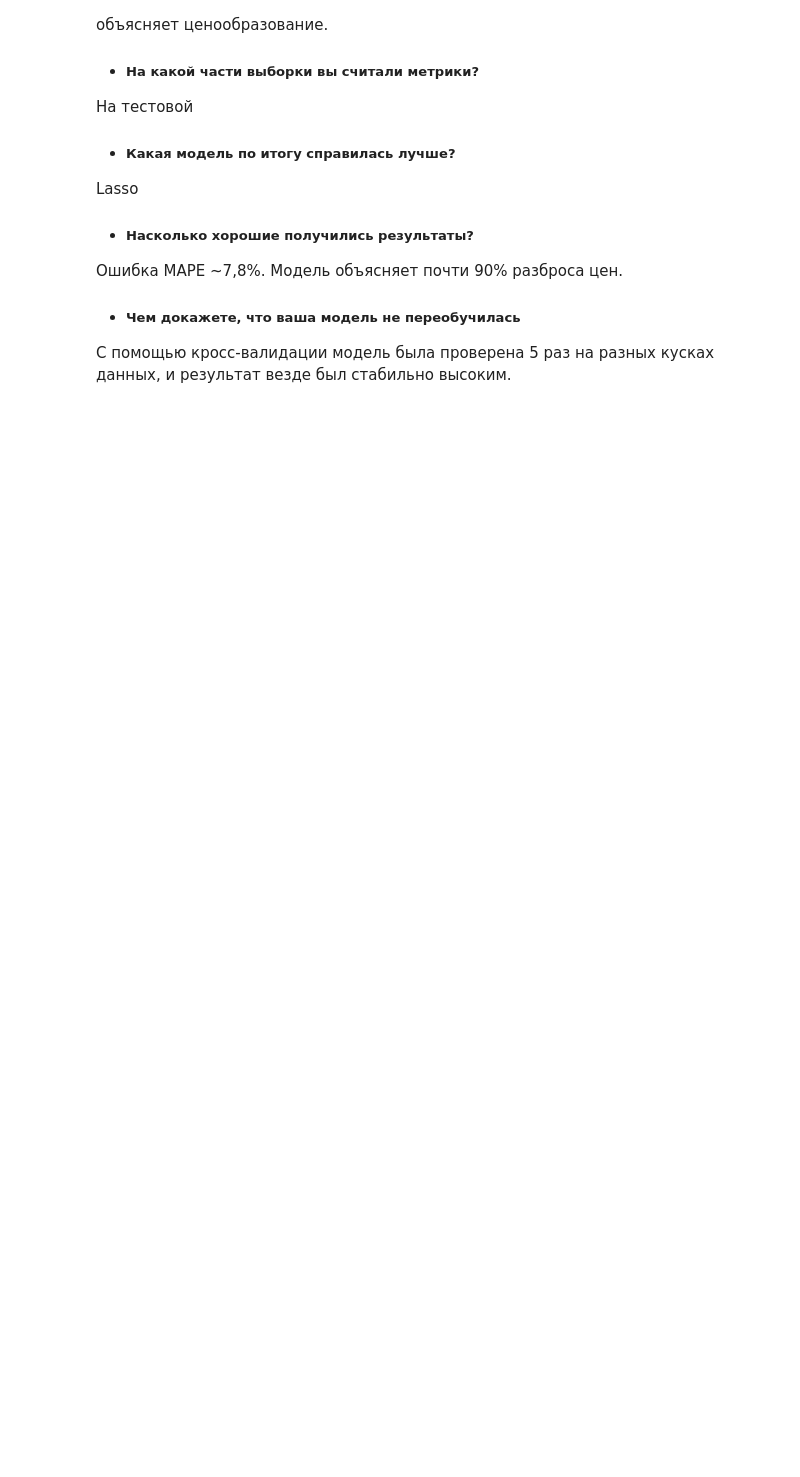
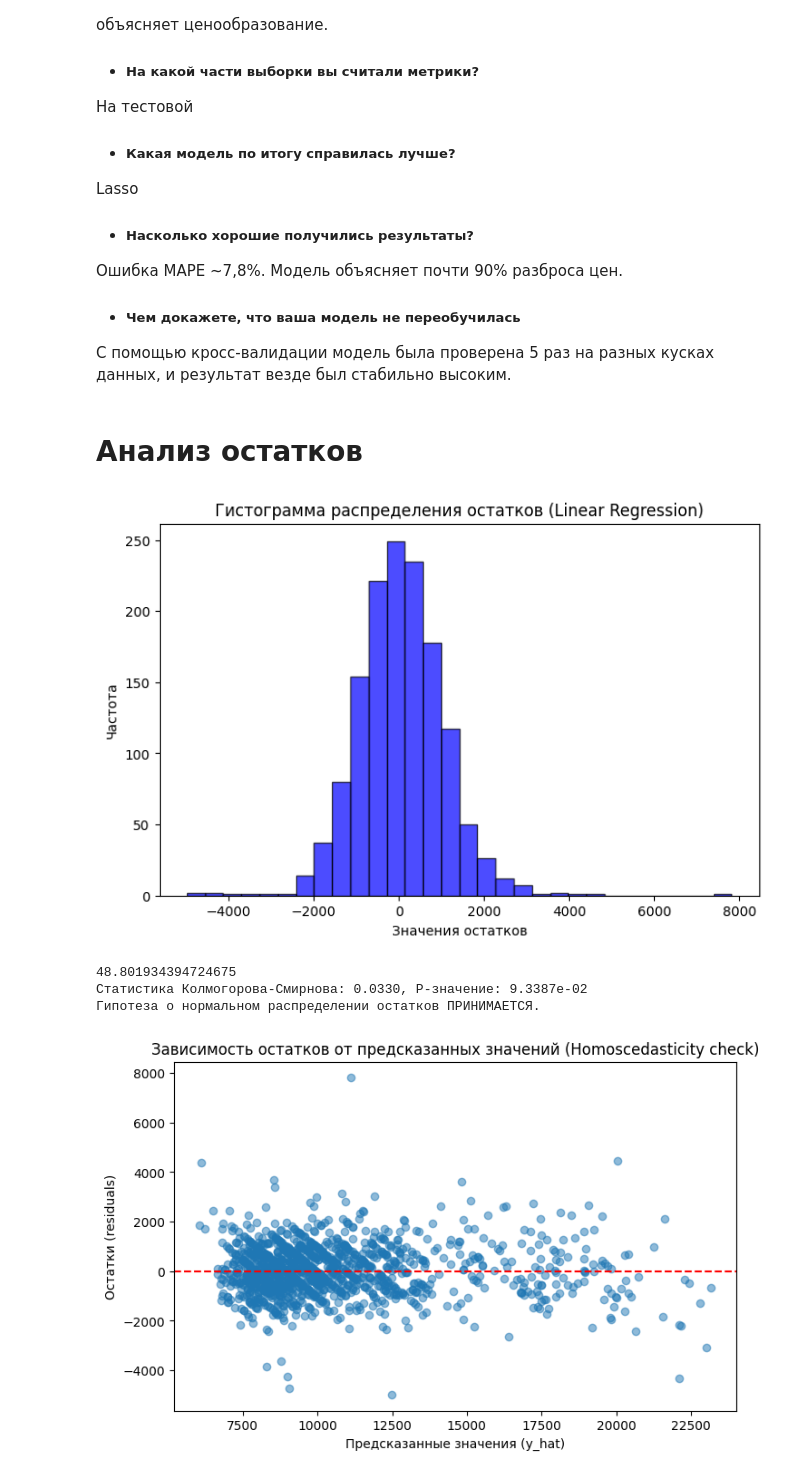
Before and after one commit to fokinarciom/machine-learning, a Jupyter notebook: hw04_lr/hw04_linearRegression.ipynb, the cells around one changed output. Cells and saved outputs as stored; diff of their text form; code cells hidden in the pictures; blank space fills up the shorter version.

Commit message:
add residuals analysis

```diff
--- a/hw04_lr/hw04_linearRegression.ipynb
+++ b/hw04_lr/hw04_linearRegression.ipynb
@@ -767,3 +767,49 @@ Lasso
 Ошибка MAPE ~7,8%. Mодель объясняет почти 90% разброса цен.
 -  ##### Чем докажете, что ваша модель не переобучилась
 С помощью кросс-валидации модель была проверена 5 раз на разных кусках данных, и результат везде был стабильно высоким.
+# %% [markdown]
+# Анализ остатков
+# %%
+from scipy.stats import kstest, norm
+residuals = (y_true_real.values.ravel() - y_pred_real.ravel())
+
+def analyze_residuals(residuals, y_pred):
+  # 1. Гистограмма остатков
+  plt.figure(figsize=(8, 5))
+  plt.hist(residuals, bins=30, color='blue', alpha=0.7, edgecolor='black')
+  plt.title('Гистограмма распределения остатков (Linear Regression)')
+  plt.xlabel('Значения остатков')
+  plt.ylabel('Частота')
+  plt.show()
+
+  # 2. Проверка гипотезы о нормальности остатков (Критерий Колмогорова-Смирнова)
+  residuals_mean = np.mean(residuals)
+  residuals_std = np.std(residuals)
+  theoretical_distribution = norm(loc=residuals_mean, scale=residuals_std)
+
+  statistic, p_value = kstest(residuals, theoretical_distribution.cdf)
+  #statistic, p_value = kstest(residuals, 'norm', args=(residuals_mean, residuals_std))
+
+  print(f"Статистика Колмогорова-Смирнова: {statistic:.4f}, P-значение: {p_value:.4e}")
+
+  alpha = 0.05
+  if p_value < alpha:
+      print("Гипотеза о нормальном распределении остатков ОТКЛОНЯЕТСЯ (остатки не нормальны).")
+  else:
+      print("Гипотеза о нормальном распределении остатков ПРИНИМАЕТСЯ.")
+
+  # 3. Диаграмма рассеяния: Остатки vs Прогнозы
+  plt.figure(figsize=(8,5))
+  plt.scatter(y_pred.ravel(), residuals, alpha=0.5)
+  plt.axhline(y=0, color='r', linestyle='--')
+  plt.title('Зависимость остатков от предсказанных значений (Homoscedasticity check)')
+  plt.xlabel("Предсказанные значения (y_hat)")
+  plt.ylabel("Остатки (residuals)")
+  plt.show()
+analyze_residuals(residuals, y_pred_real)
+# %% [output]
+[figure, added]
+48.801934394724675
+Статистика Колмогорова-Смирнова: 0.0330, P-значение: 9.3387e-02
+Гипотеза о нормальном распределении остатков ПРИНИМАЕТСЯ.
+[figure, added]
```
